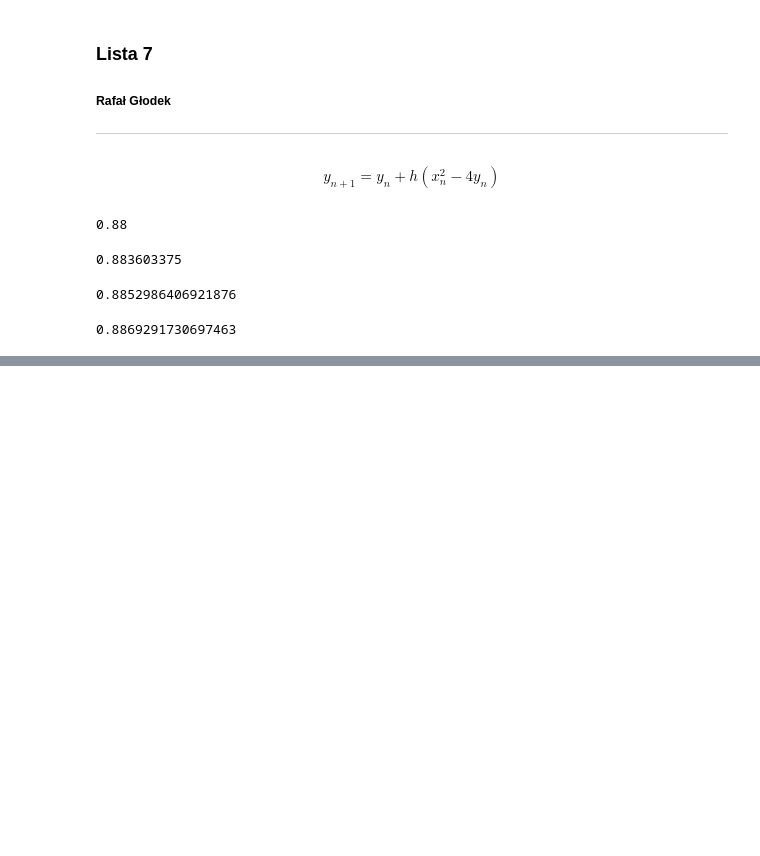
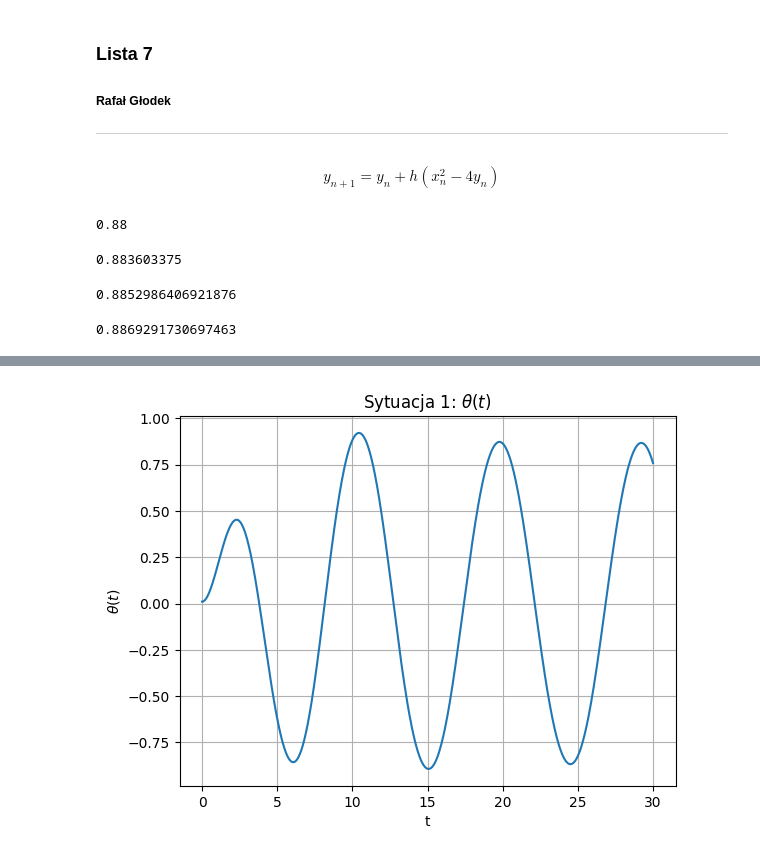
Before and after one commit to rafglo/Metody-numeryczne, a Jupyter notebook: lista7.ipynb, the cells around one changed output, grey strips where cells are left out. Cells and saved outputs as stored; diff of their text form; code cells hidden in the pictures; blank space fills up the shorter version.

```diff
--- a/lista7.ipynb
+++ b/lista7.ipynb
@@ -62,0 +146,28 @@ print(runge_kutta_2nd_order(1, f1, 2, 0.03))
+# %%
+def runge_kutta_4th_order_for_2nd_order_ode(u1_0, u2_0, f_u1, f_u2, n, x):
+    u1 = u1_0
+    u2 = u2_0
+    xs = np.linspace(0, x, n+1)
+    h = xs[1] - xs[0]
+    u1s = [u1_0]
+    u2s = [u2_0]
+    for i in range(n):
+        k1_u1 = f_u1(xs[i], u1, u2)
+        k1_u2 = f_u2(xs[i], u1, u2)
+        k2_u1 = f_u1(xs[i] + h/2, u1 + h * k1_u1/2, u2 + h * k1_u2/2)
+        k2_u2 = f_u2(xs[i] + h/2, u1 + h * k1_u1/2, u2 + h * k1_u2/2)
+        k3_u1 = f_u1(xs[i] + h/2, u1 + h * k2_u1/2, u2 + h * k2_u2/2)
+        k3_u2 = f_u2(xs[i] + h/2, u1 + h * k2_u1/2, u2 + h * k2_u2/2)
+        k4_u1 = f_u1(xs[i] + h, u1 + h * k3_u1, u2 + h * k3_u2)
+        k4_u2 = f_u2(xs[i] + h, u1 + h * k3_u1, u2 + h * k3_u2)
+        u1 += h / 6 * (k1_u1 + 2*k2_u1 + 2*k3_u1 + k4_u1)
+        u2 += h / 6 * (k1_u2 + 2*k2_u2 + 2*k3_u2 + k4_u2)
+        u1s.append(u1)
+        u2s.append(u2)
+    return u1s, u2s
+# %%
+def func_u1(x, u1, u2):
+    return u2
+# %%
+def func1_u2(x, u1, u2):
+    return 0.5 * np.cos(2/3 * x) - np.sin(u1) - 1/2 * u2
@@ -62,0 +180,14 @@ print(runge_kutta_2nd_order(1, f1, 2, 0.03))
+# %%
+u1_values1, u2_values1 = runge_kutta_4th_order_for_2nd_order_ode(0.01,0,func_u1,func1_u2,1000,30)
+u1_values2, u2_values2 = runge_kutta_4th_order_for_2nd_order_ode(0.3,0,func_u1,func2_u2,1000,30)
+u1_values3, u2_values3 = runge_kutta_4th_order_for_2nd_order_ode(0.3,0,func_u1,func3_u2,1000,30)
+# %%
+ts = np.linspace(0, 30, 1001)
+plt.plot(ts, u1_values1)
+plt.grid(True)
+plt.title("Sytuacja 1: $\\theta(t)$")
+plt.xlabel("t")
+plt.ylabel("$\\theta(t)$")
+plt.show()
+# %% [output]
+[figure, added]
```
Also changed, not shown: parts of 29 cells of this notebook.
